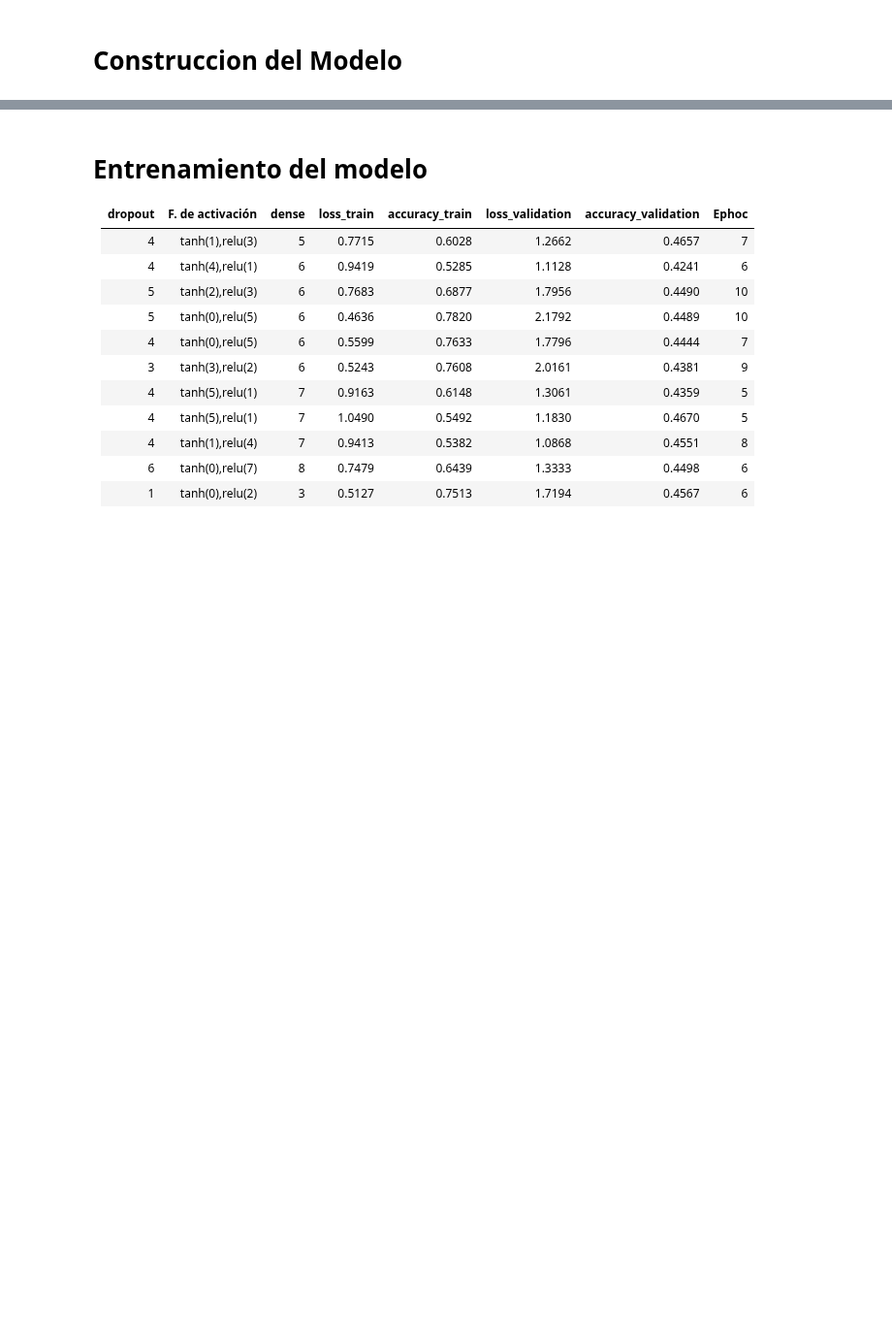
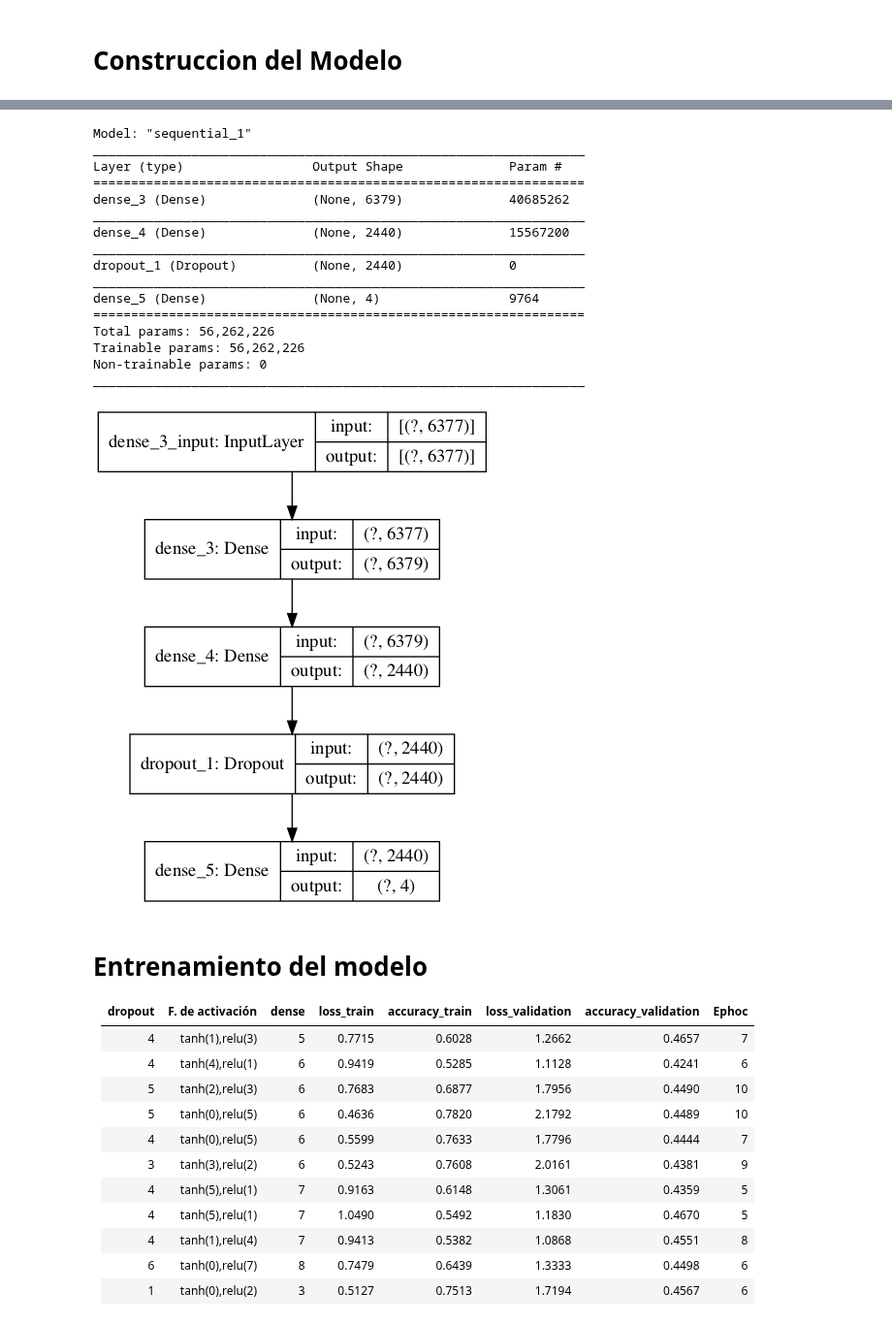
Before and after one commit to JuliethLopez/chatbot_simpsons, a Jupyter notebook: Modelo_de_Clasificacion_ngrams_validation.ipynb, the cells around one changed output, grey strips where cells are left out. Shown at 97% size. Drawn from its saved outputs; the diff is of its cells as text; code cells hidden in the pictures; blank space fills up the shorter version.

```diff
--- a/Modelo_de_Clasificacion_ngrams_validation.ipynb
+++ b/Modelo_de_Clasificacion_ngrams_validation.ipynb
@@ -537,3 +686,25 @@ model.summary()
+# %%
+model.summary()
+img_path = 'Imagenes'
+plot_model(model, to_file=img_path +'clasificacion.png', show_shapes=True)
+# %% [output]
+Model: "sequential_1"
+_________________________________________________________________
+Layer (type)                 Output Shape              Param #
+=================================================================
+dense_3 (Dense)              (None, 6379)              40685262
+_________________________________________________________________
+dense_4 (Dense)              (None, 2440)              15567200
+_________________________________________________________________
+dropout_1 (Dropout)          (None, 2440)              0
+_________________________________________________________________
+dense_5 (Dense)              (None, 4)                 9764
+=================================================================
+Total params: 56,262,226
+Trainable params: 56,262,226
+Non-trainable params: 0
+_________________________________________________________________
+[figure, added]
 # %% [markdown]
 # Entrenamiento del modelo
 
```
Also changed, not shown: parts of 38 cells of this notebook.
